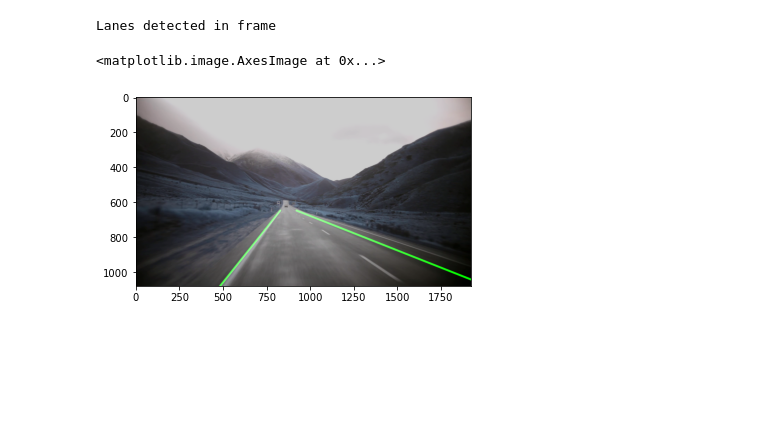
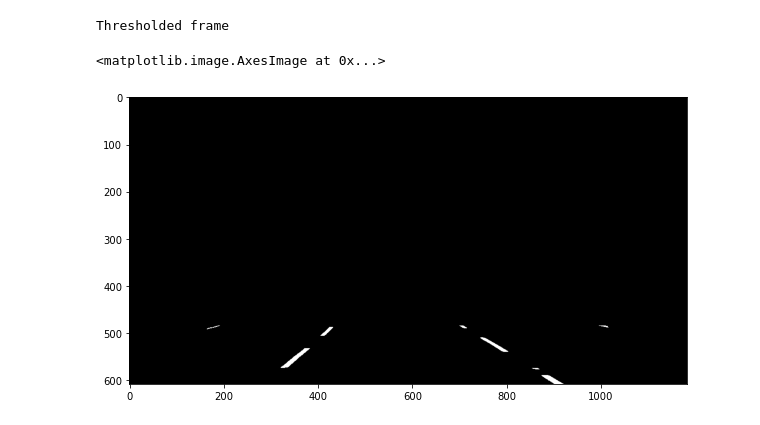
Before and after one commit to asathiya007/carcam, a Jupyter notebook: carcam.ipynb, the cells around one changed output. Drawn from its saved outputs; the diff is of its cells as text; code cells hidden in the pictures; blank space fills up the shorter version.

```diff
--- a/carcam.ipynb
+++ b/carcam.ipynb
@@ -59,3 +60,18 @@ Masked frame
+# %%
+# apply frame thresholding
+def threshold_frame(frame):
+    ret, thresh = cv2.threshold(frame, 130, 145, cv2.THRESH_BINARY)
+    return thresh
+
+# show thresholded frame
+print('Thresholded frame')
+processed_frame = threshold_frame(processed_frame)
+plt.figure(figsize=(10, 10))
+plt.imshow(processed_frame, cmap="gray")
+# %% [output]
+Thresholded frame
+<matplotlib.image.AxesImage at 0x...>
+[figure, added]
 # %%
 # create lane marker points
 def create_lane_marker_points(frame, params):
@@ -114,8 +136,5 @@ for frame in frames:
 # %%
 # show lanes detected in a frame
 print('Lanes detected in frame')
-plt.imshow(lane_detected_frames[50])
+print(len(lane_detected_frames))
+plt.imshow(lane_detected_frames[15])
-# %% [output]
-Lanes detected in frame
-<matplotlib.image.AxesImage at 0x...>
-[figure, removed]
```
Also changed, not shown: parts of 8 cells of this notebook, 3 other files.
